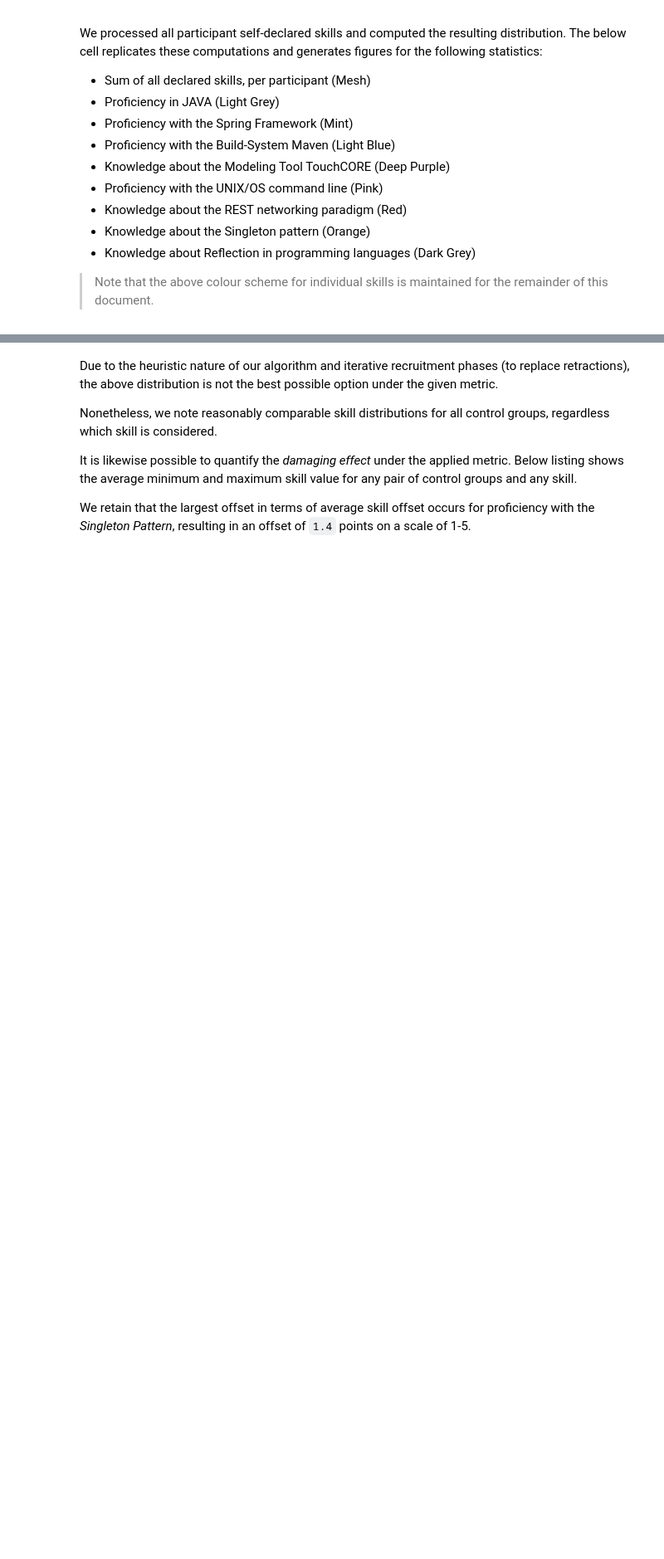
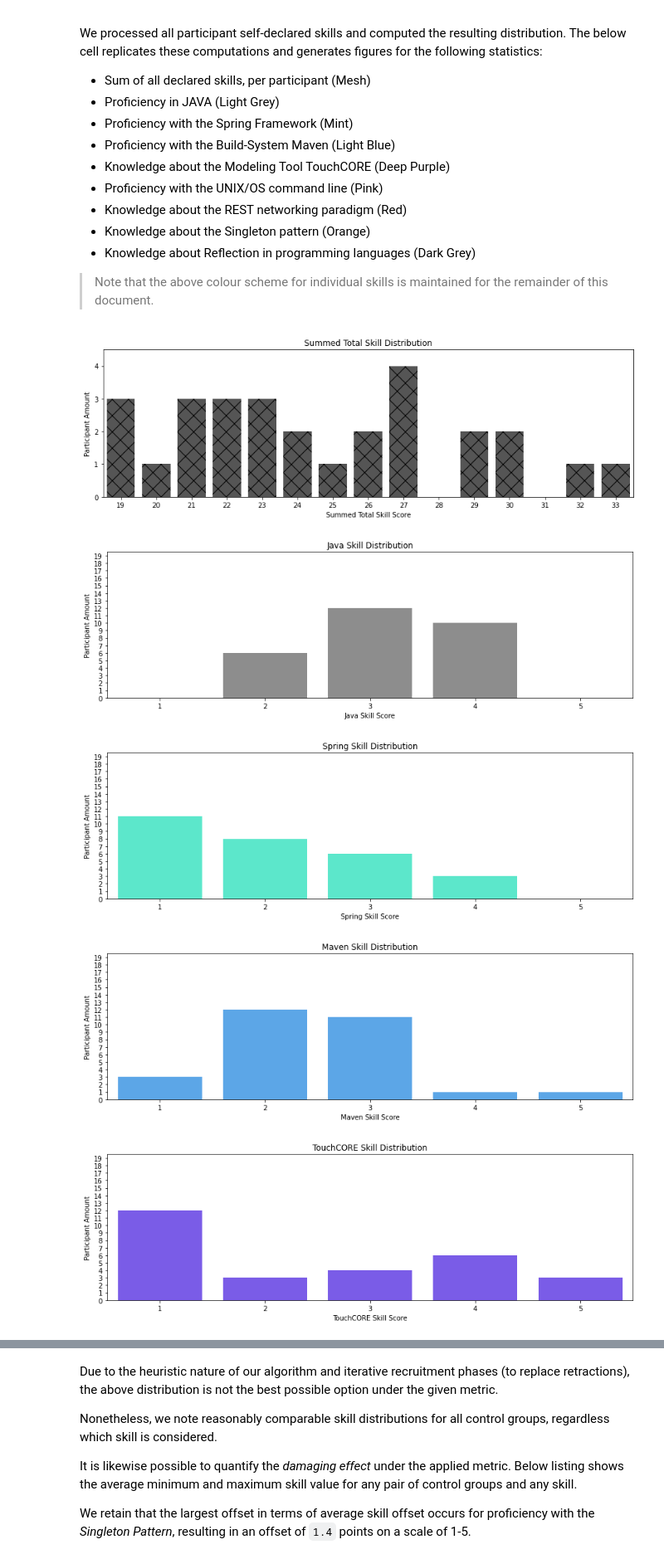
Before and after one commit to m5c/RestifyJupyter, a Jupyter notebook: Restify.ipynb, the cells around one changed output, grey strips where cells are left out. Shown at 83% size. Saved outputs shown, nothing was run; the diff lists cells and outputs as text; code cells hidden in the pictures; blank space fills up the shorter version.

```diff
--- a/Restify.ipynb
+++ b/Restify.ipynb
@@ -97,3 +97,13 @@ The below cell replicates these computations and generates figures for the follo
  * Knowledge about Reflection in programming languages (Dark Grey)
 
  > Note that the above colour scheme for individual skills is maintained for the remainder of this document.
+# %%
+from jupyter_snippets.pseudo_cell_01_display_population_skill_stats import cell_01
+
+cell_01()
+# %% [output]
+[figure, added]
+[figure, added]
+[figure, added]
+[figure, added]
+[figure, added]
```
Also changed, not shown: parts of 6 cells of this notebook.
